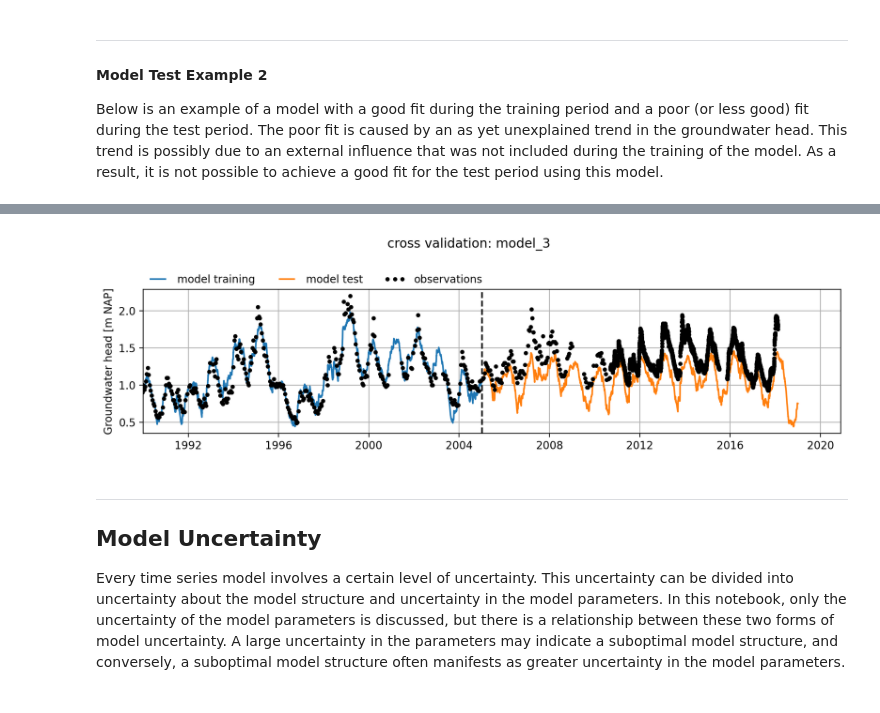
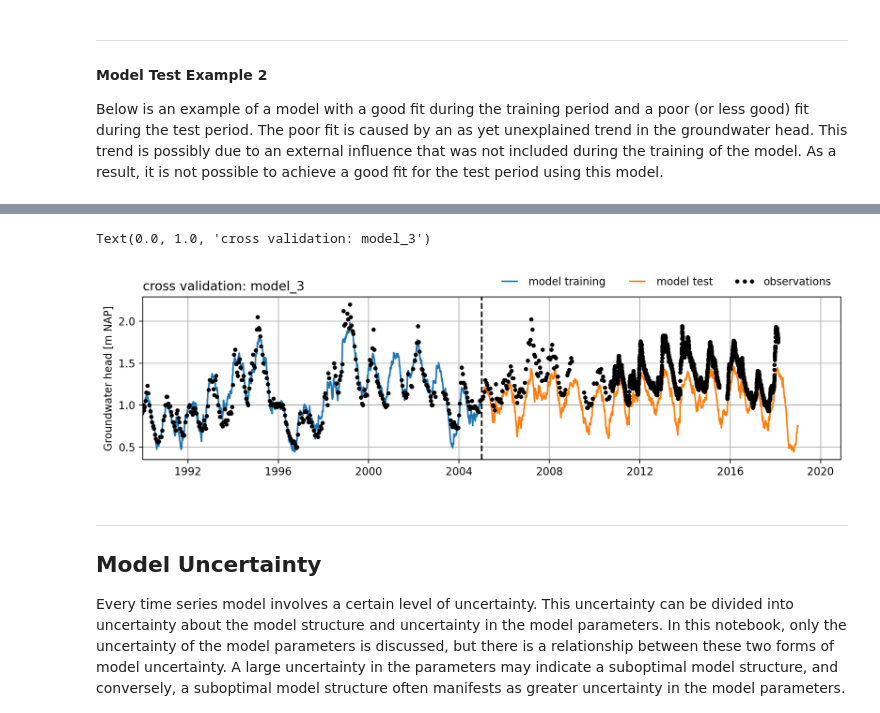
Before and after one commit to pastas/test-examples, a Jupyter notebook: Handbook/assessment/assessment.ipynb, the cells around one changed output, grey strips where cells are left out. Saved outputs shown, nothing was run; the diff lists cells and outputs as text; code cells hidden in the pictures.

Commit message:
update tight layout and data paths

```diff
--- a/Handbook/assessment/assessment.ipynb
+++ b/Handbook/assessment/assessment.ipynb
@@ -542,25 +532,26 @@ Below is an example of a model with a good fit during the training period and a
 # %%
 head2 = (
     pd.read_csv(
-        "../model_structure/data/B32C0609001_1.csv",
-        skiprows=15,
-        index_col=2,
-        parse_dates=True,
+        "data/B32C0609001_1.csv",
+        skiprows=16,
+        parse_dates=["Filternummer"],
+        date_format="%d-%m-%Y",
     )
-    .iloc[:, 4]
-    .astype(float)
-    / 100
+    .set_index("Filternummer")["Stand (cm t.o.v. MV)"]
+    .multiply(1e-2)
 )
+
 raw = pd.read_csv(
-    "../model_structure/data/etmgeg_260.txt", skiprows=47, index_col=1, parse_dates=True
-).replace("     ", np.nan)
+    "data/etmgeg_260.txt",
+    skiprows=47,
+    parse_dates=["YYYYMMDD"],
+    date_format="%Y%m%d",
+    low_memory=False,
+    na_values=["     "],
+).set_index("YYYYMMDD")
 
-
-rain = pd.to_numeric(raw["   RH"]) * 1e3
-evap = pd.to_numeric(raw[" EV24"]) * 1e3
-
-rain.name = "Precipitation"
-evap.name = "Evaporation"
+rain = raw["   RH"].multiply(1e3).rename("Precipitation")
+evap = raw[" EV24"].multiply(1e3).rename("Evaporation")
 
 ml_cross_validation = ps.Model(head2, name="B32C0609 (filter 1)")
 
@@ -582,28 +571,28 @@ Parsing dates in %d-%m-%Y format when dayfirst=False (the default) was specified
 # %%
-fig, ax = plt.subplots(figsize=(10, 3))
+fig, ax = plt.subplots(figsize=(10, 3), layout="tight")
 ax.plot(
     ml_cross_validation.simulate(tmin=train_tmin, tmax=train_tmax),
     label="model training",
 )
 ax.plot(
     ml_cross_validation.simulate(tmin=test_tmin, tmax=test_tmax), label="model test"
 )
 ax.plot(
     ml_cross_validation.oseries.series_original,
     ls="",
     marker=".",
     label="observations",
     color="k",
 )
 ax.set_xlim(left=pd.Timestamp(train_tmin))
 ax.axvline(pd.Timestamp(train_tmax), linestyle="dashed", lw=1.5, color="k")
-ax.legend(loc=(0, 1), frameon=False, ncol=3, numpoints=3)
+ax.legend(loc="lower right", bbox_to_anchor=(1, 1), frameon=False, ncol=3, numpoints=3)
 ax.grid()
 ax.set_ylabel("Groundwater head [m NAP]")
-fig.suptitle("cross validation: model_3")
-fig.tight_layout()
+ax.set_title("cross validation: model_3", loc="left")
 # %% [output]
+Text(0.0, 1.0, 'cross validation: model_3')
-[figure, old version]
+[figure, new version]
 # %% [markdown]
 <hr>
 
```
Also changed, not shown: parts of 17 cells of this notebook, 4 other files.
